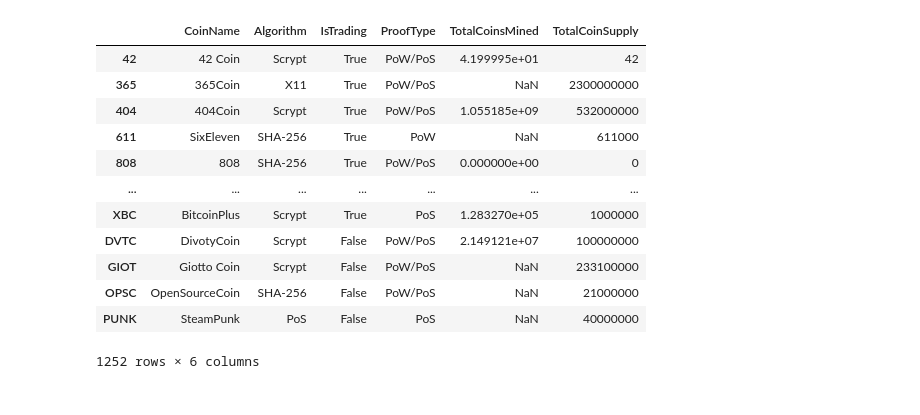
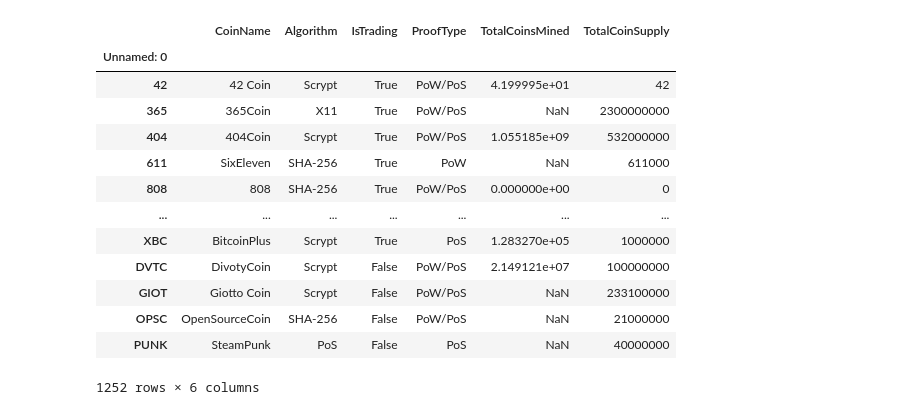
Before and after one commit to ItsGreyedOut/Unsupervised-Machine-Learning-Cryptocurrency-Clusters, a Jupyter notebook: CryptoCurrency_Clusters.ipynb, the cells around one changed output. Saved outputs shown, nothing was run; the diff lists cells and outputs as text; code cells hidden in the pictures.

```diff
--- a/CryptoCurrency_Clusters.ipynb
+++ b/CryptoCurrency_Clusters.ipynb
@@ -7,10 +10,11 @@ from sklearn.preprocessing import StandardScaler
 # %%
-# Load CSV file
-file_path = Path("crypto_data.csv")
-crypto_df = pd.read_csv(file_path, index_col=0)
+# Load CSV file into the df
+crypto_df = pd.read_csv('resource/crypto_data.csv')
+crypto_df.set_index('Unnamed: 0', inplace=True)
 crypto_df
 # %% [output]
 |  | CoinName | Algorithm | IsTrading | ProofType | TotalCoinsMined | TotalCoinSupply |
+| Unnamed: 0 |  |  |  |  |  |  |
 | 42 | 42 Coin | Scrypt | True | PoW/PoS | 4.199995e+01 | 42 |
 | 365 | 365Coin | X11 | True | PoW/PoS | NaN | 2300000000 |
 | 404 | 404Coin | Scrypt | True | PoW/PoS | 1.055185e+09 | 532000000 |
```
Also changed, not shown: parts of 11 cells of this notebook, 1 other file.
